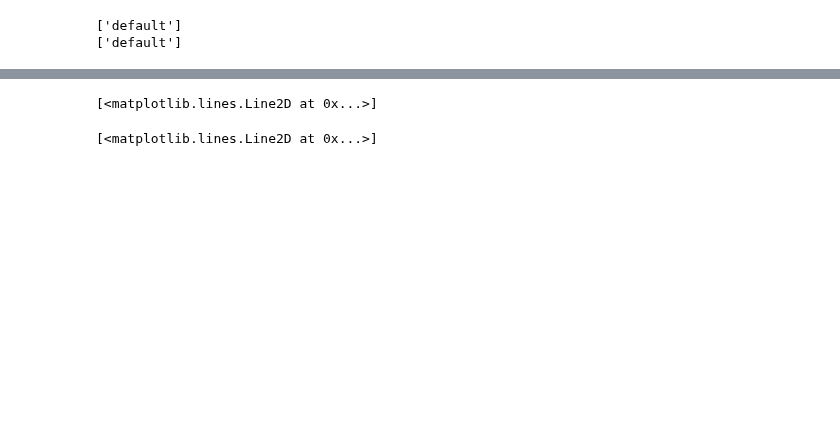
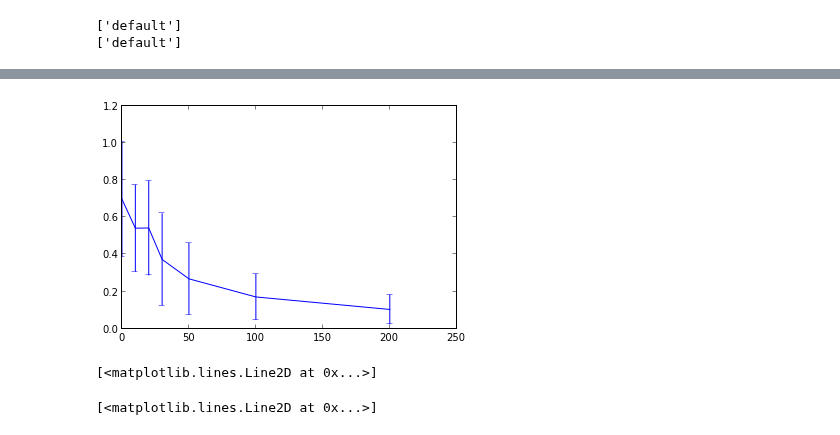
Before and after one commit to flowersteam/explauto, a Jupyter notebook: notebook/new_API.ipynb, the cells around one changed output, grey strips where cells are left out. Drawn from its saved outputs; the diff is of its cells as text; code cells hidden in the pictures; blank space fills up the shorter version.

```diff
--- a/notebook/new_API.ipynb
+++ b/notebook/new_API.ipynb
@@ -70,3 +66,5 @@ expe.run(500)
 # %%
-ax = subplot(211)
+ax = axes()
 expe.plot_learning_curve(ax)
+# %% [output]
+[figure, added]
```
Also changed, not shown: parts of 9 cells of this notebook, 10 other files.
